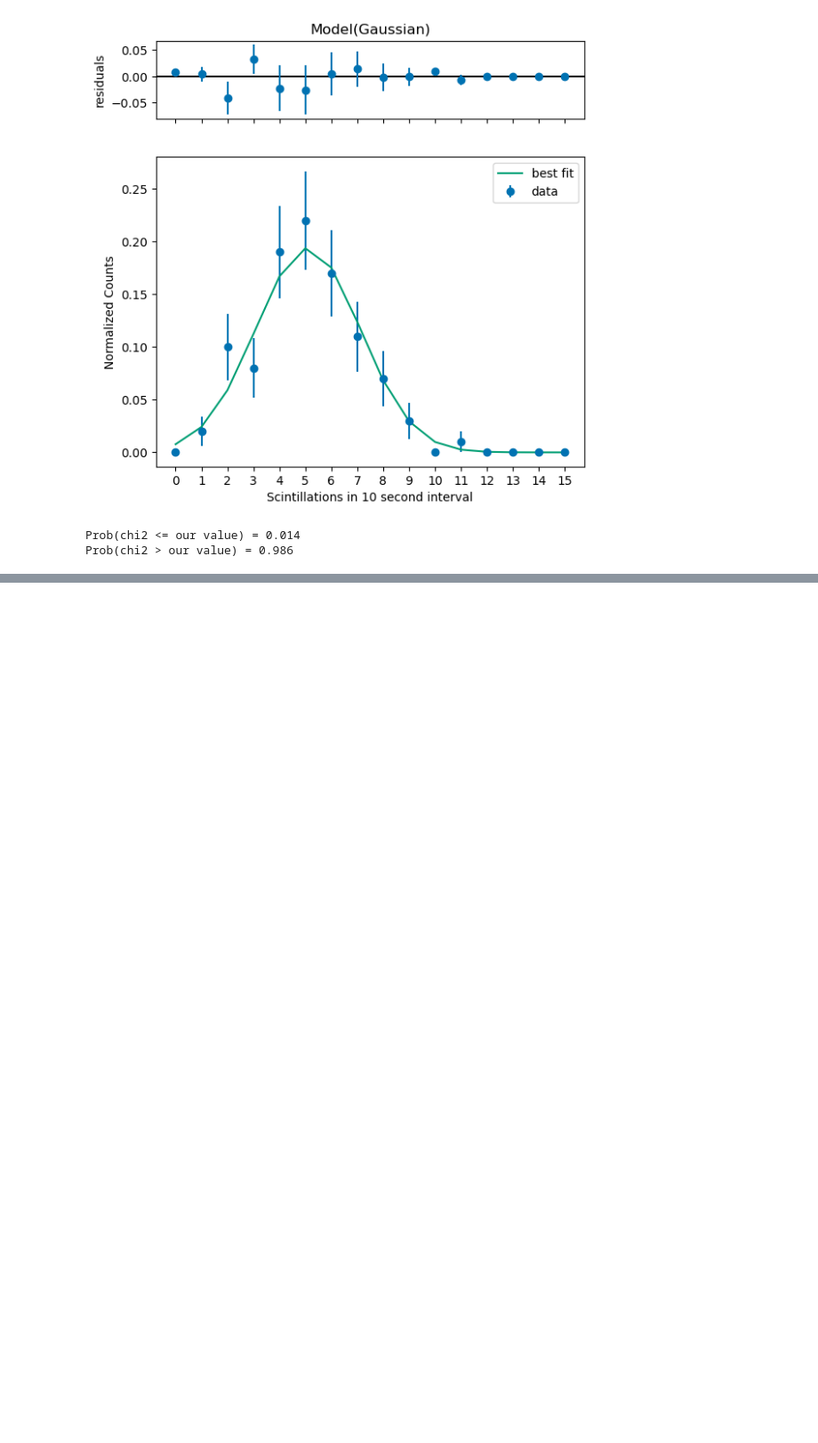
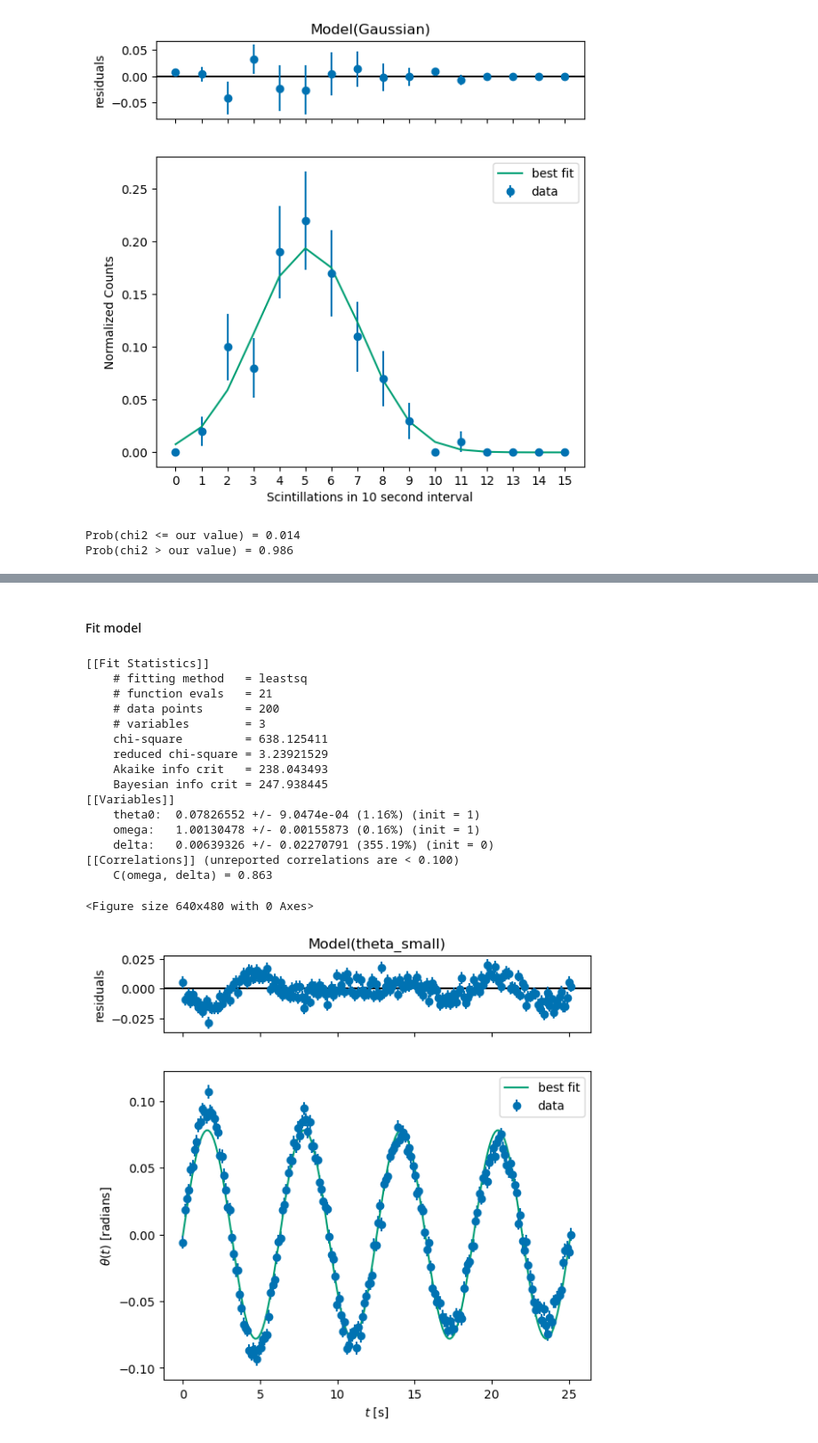
Before and after one commit to CianMRoche/Fitting-tutorials, a Jupyter notebook: Fitting - lmfit/fit_tutorial.ipynb, the cells around one changed output, grey strips where cells are left out. Shown: that part at 89% size. Saved outputs shown, nothing was run; the diff lists cells and outputs as text; code cells hidden in the pictures; blank space fills up the shorter version.

```diff
--- a/Fitting - lmfit/fit_tutorial.ipynb
+++ b/Fitting - lmfit/fit_tutorial.ipynb
@@ -191,0 +216,34 @@ Prob(chi2 > our value) = 0.986
+# %% [markdown]
+#### Fit model
+# %%
+def theta_small(t, theta0=1, omega=1, delta=0):
+    return theta0*np.sin(omega*t - delta)
+
+small_angle_model = lmfit.Model(theta_small)
+
+small_angle_result = small_angle_model.fit(theta_data, t=t_data, theta0=1, omega=1, delta=0, weights = np.ones_like(theta_data) * (1/theta_err_scale))
+
+lmfit.report_fit(small_angle_result)
+plt.figure()
+small_angle_result.plot()
+plt.xlabel(r"$t$ [s]")
+plt.ylabel(r"$\theta(t)$ [radians]")
+plt.show()
+# %% [output]
+[[Fit Statistics]]
+    # fitting method   = leastsq
+    # function evals   = 21
+    # data points      = 200
+    # variables        = 3
+    chi-square         = 638.125411
+    reduced chi-square = 3.23921529
+    Akaike info crit   = 238.043493
+    Bayesian info crit = 247.938445
+[[Variables]]
+    theta0:  0.07826552 +/- 9.0474e-04 (1.16%) (init = 1)
+    omega:   1.00130478 +/- 0.00155873 (0.16%) (init = 1)
+    delta:   0.00639326 +/- 0.02270791 (355.19%) (init = 0)
+[[Correlations]] (unreported correlations are < 0.100)
+    C(omega, delta) = 0.863
+<Figure size 640x480 with 0 Axes>
+[figure, added]
```
Also changed, not shown: parts of 3 cells of this notebook.
